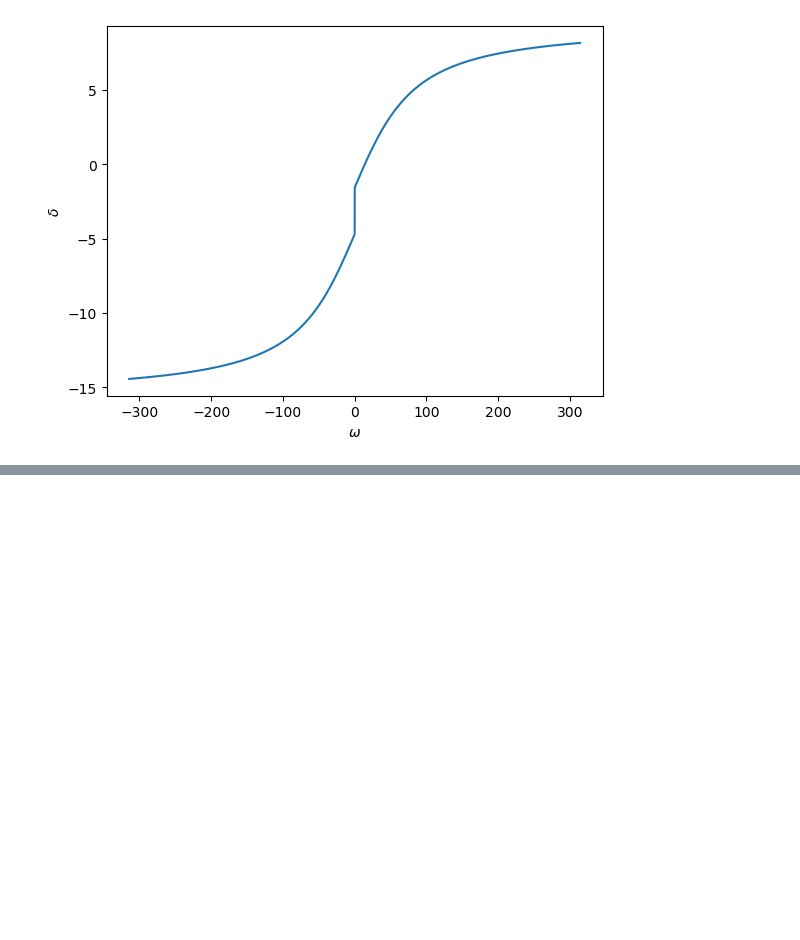
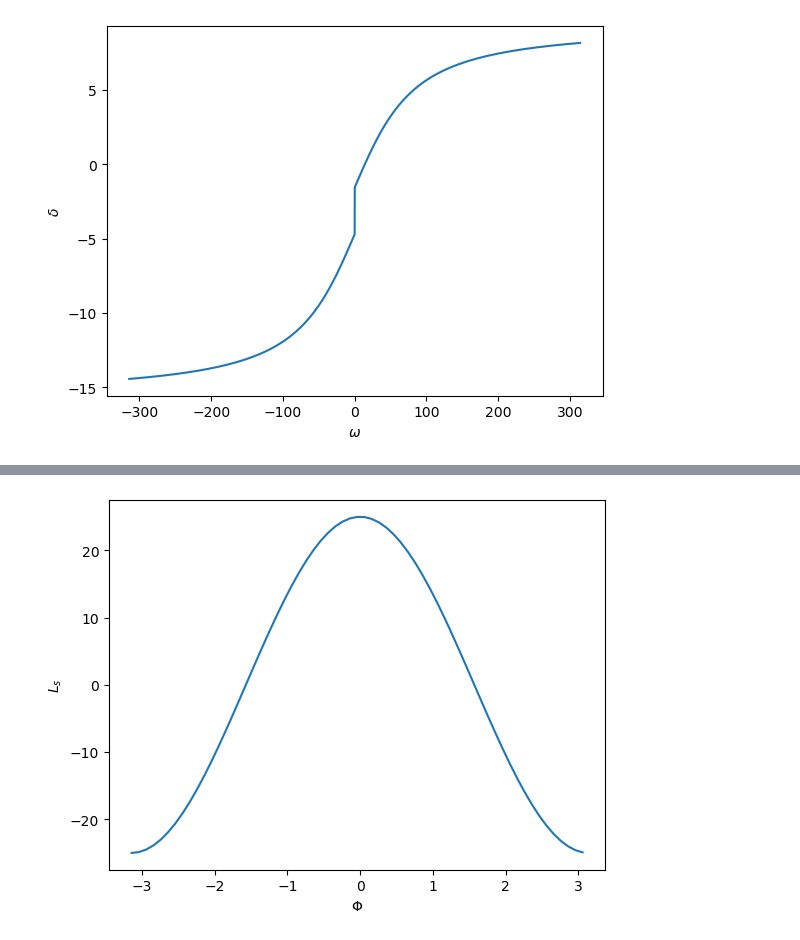
Before and after one commit to JKilgallen/theoretical_neuroscience, a Jupyter notebook: exercises/c2.ipynb, the cells around one changed output, grey strips where cells are left out. Saved outputs shown, nothing was run; the diff lists cells and outputs as text; code cells hidden in the pictures; blank space fills up the shorter version.

```diff
--- a/exercises/c2.ipynb
+++ b/exercises/c2.ipynb
@@ -695,0 +798,25 @@ plt.ylabel(r'$\delta$');
+# %%
+dx, dy = 0.01, 0.01
+x = np.arange(-3*np.pi, 3*np.pi, dx)
+y = np.arange(-3*np.pi, 3*np.pi, dy)
+xs, ys = np.meshgrid(x,y)
+
+Theta = 0
+sigma = np.pi/180
+phi = 0
+k = 360/np.pi
+
+A = 50
+K = 360/np.pi
+Phis = np.arange(-np.pi, np.pi, 0.1)
+
+lss = []
+for Phi in Phis:
+    ds = gabor_filter(xs, ys, sigma, sigma, k, phi)
+    grating = get_sinusoidal_grating(xs, ys, A, K, Theta, Phi)
+    lss.append(np.sum(ds*grating)*dx*dy)
+plt.plot(Phis, lss)
+plt.xlabel(r'$\Phi$')
+plt.ylabel(r'$L_s$');
+# %% [output]
+[figure, added]
```
Also changed, not shown: parts of 22 cells of this notebook.
